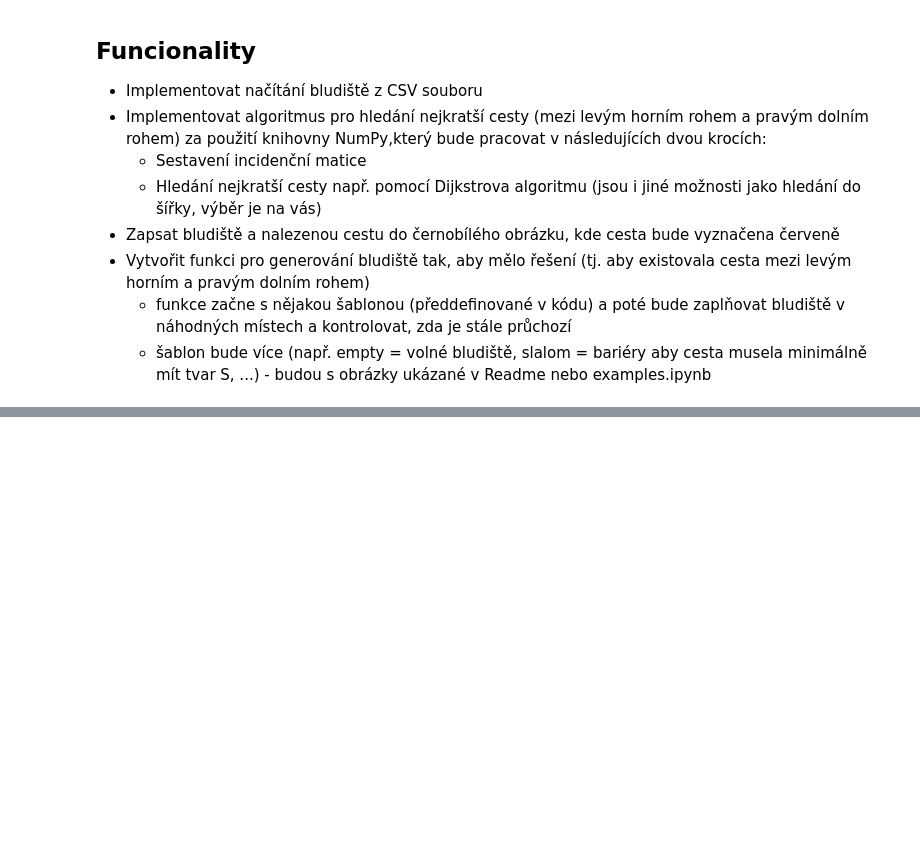
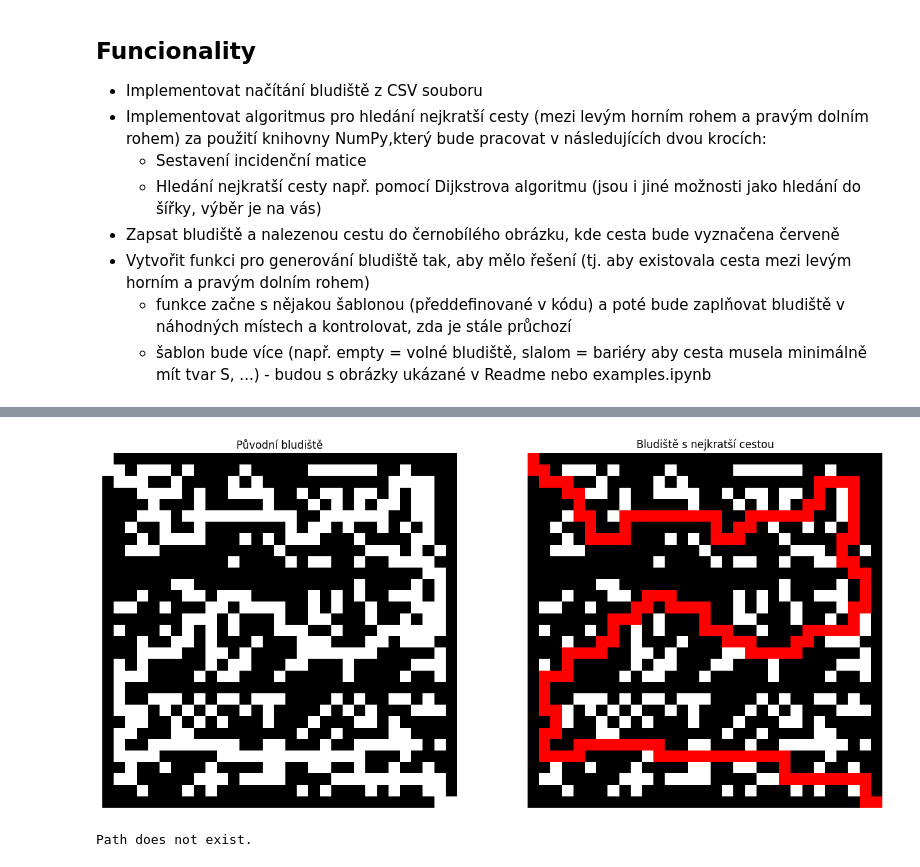
Before and after one commit to docherak/vvp_bludiste, a Jupyter notebook: solution.ipynb, the cells around one changed output, grey strips where cells are left out. Drawn from its saved outputs; the diff is of its cells as text; code cells hidden in the pictures; blank space fills up the shorter version.

```diff
--- a/solution.ipynb
+++ b/solution.ipynb
@@ -103,0 +62,13 @@ print(maze.map)
+# %%
+maze = Maze("data/maze_5.csv")
+maze.solve()
+# %% [output]
+[figure, added]
+# %%
+import numpy as np
+
+data = np.random.randint(0, 2, (50, 50))
+maze6 = Maze(data)
+maze6.solve()
+# %% [output]
+Path does not exist.
```
Also changed, not shown: parts of 9 cells of this notebook, 2 other files.
